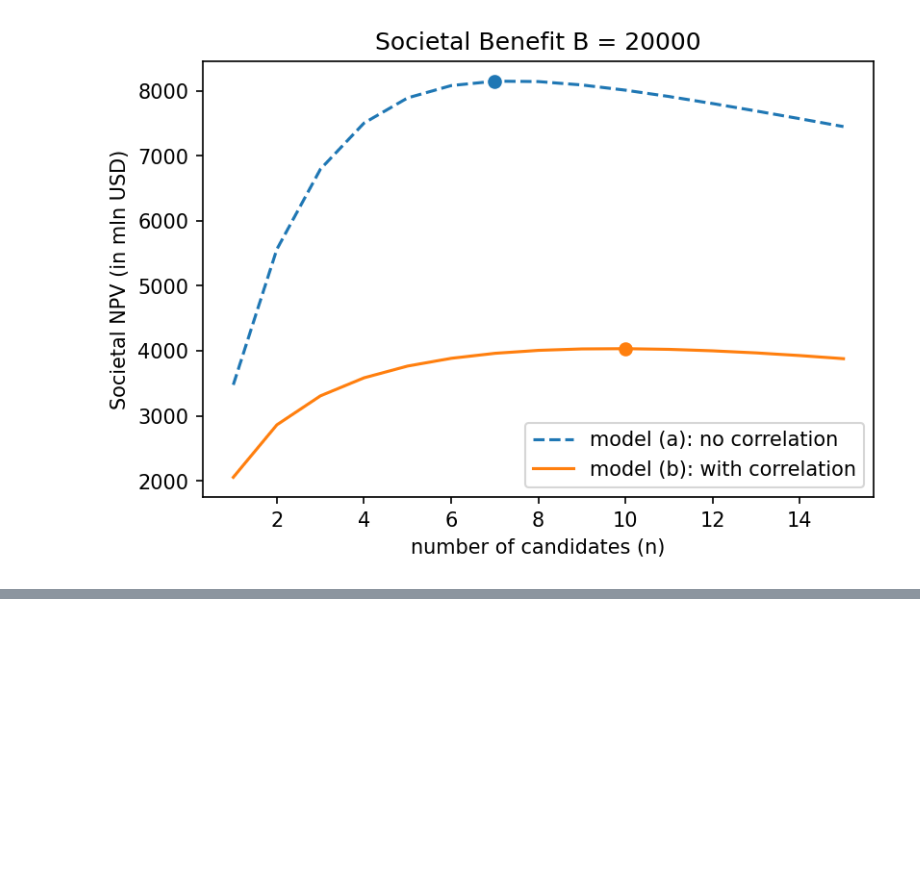
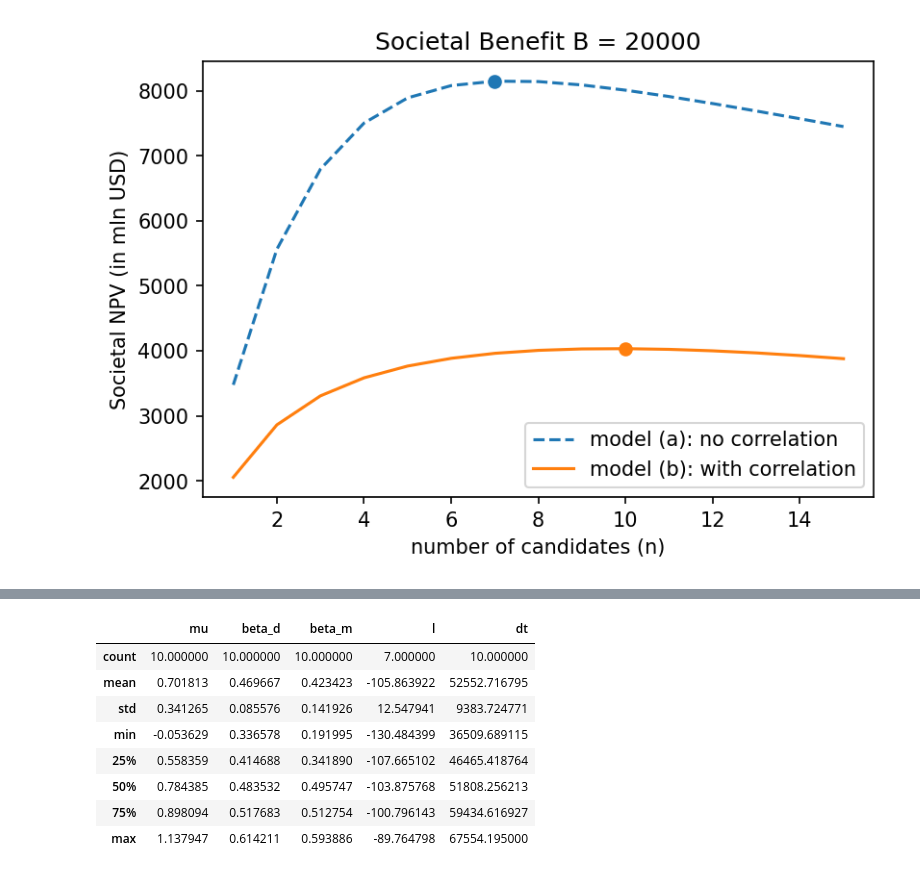
Before and after one commit to sergeynzhuk/clinical-trials-correlations, a Jupyter notebook: ctcorrelations-single-phase.ipynb, the cells around one changed output, grey strips where cells are left out. Drawn from its saved outputs; the diff is of its cells as text; code cells hidden in the pictures; blank space fills up the shorter version.

```diff
--- a/ctcorrelations-single-phase.ipynb
+++ b/ctcorrelations-single-phase.ipynb
@@ -372,0 +580,20 @@ for j in range(0, len(B)):
+# %%
+def generate_sample_m(model, nvac):
+    sigma = np.sqrt(1 - (model['beta_d'])**2 - (model['beta_m'])**2)
+    K = len(nvac) # number of diseases
+    M = len(nvac[0]) # number of manufacturers
+    sample = np.zeros((K, M, 2), dtype = int)
+    F = np.random.normal(size = K)
+    G = np.random.normal(size = M)
+    for k in range(0, K):
+        for m in range(0, M):
+            sample[k, m, 0] = nvac[k, m]
+            if nvac[k, m] == 0: continue
+            eps = np.random.normal(size = nvac[k, m])
+            Y = model['beta_d']*F[k] + model['beta_m']*G[m] + sigma*eps
+            sample[k, m, 1] = sum(Y>=model['mu'])
+    return sample
+np.random.seed(0)
+sample = []
+for it in range(0, 20):
+    sample.append(generate_sample_m({'beta_d': 0.5, 'beta_m': 0.5, 'mu': 0.5}, nvac))
@@ -372,0 +632,43 @@ for j in range(0, len(B)):
+# %%
+if False:
+    def parameters_m(t):
+        return {'mu': bnd(t[0], -1, 2), 'beta_d': bnd(t[1], 0.1, 0.9), 'beta_m': bnd(t[2], 0.1, 0.9)}
+
+    resm = []; resm_info = []
+    for it in range(0, 11):
+        if it == 4: continue
+        t0 = time.time()
+        rm = optimize.minimize(lambda t: -likelihood_m(**parameters_m(t), niter = 10000, seed = it, outcomes = sample[it], display = False), x0 = [0, 0, 0])
+        dt = time.time() - t0
+        rm.l = -rm.fun # likelihood
+        rm.p = parameters_m(rm.x) # parameters
+        print('{} ({})'.format(it, calc_time(dt), rm.p))
+        print({**rm.p, 'l': rm.l, 'dt': dt})
+        resm.append({**rm.p, 'l': rm.l, 'dt': dt})
+        resm_info.append({'message': rm.message, 'nfev': rm.nfev, 'nit': rm.nit, 'njev': rm.njev, 'status': rm.status, 'success': rm.success, 'x': rm.x})
+else:
+    resm = [#-likelihood_m(**parameters_m(t), niter = 10000, seed = it, outcomes = sample[it], display = False)
+        {'mu': -0.0536287870269615, 'beta_d': 0.5331453472072017, 'beta_m': 0.3299192169000449, 'l': -130.4843991857505, 'dt': 46011.093168497086}, #0
+        {'mu': 1.0020899714144442, 'beta_d': 0.3541326971968489, 'beta_m': 0.4966832442172875, 'l': np.nan, 'dt': 60089.723}, #1
+        {'mu': 0.4126615023339302, 'beta_d': 0.4609175544561718, 'beta_m': 0.5130772305154225, 'l': np.nan, 'dt': 48722.593}, #2
+        {'mu': 0.8066195626209482, 'beta_d': 0.5116491139856428, 'beta_m': 0.37780205473042616, 'l': np.nan, 'dt': 67554.195}, #3
+        #{'mu': 0.8474719843952006, 'beta_d': 0.567712464638981, 'beta_m': 0.10000000490434909, 'l': np.nan, 'dt': 341856.714}, #4
+        {'mu': 0.8236397194253762, 'beta_d': 0.47246772783419333, 'beta_m': 0.4948111018971787, 'l': -105.79824467110228, 'dt': 61677.57853937149}, #5
+        {'mu': 0.7621508437450262, 'beta_d': 0.39927780800454993, 'beta_m': 0.5117858310064065, 'l': -89.76479815049268, 'dt': 57469.29870605469}, #6
+        {'mu': 0.6888846604510035, 'beta_d': 0.6142107104251705, 'beta_m': 0.19199525075246446, 'l': -109.53195998504448, 'dt': 54893.91942644119}, #7
+        {'mu': 0.9229124171411374, 'beta_d': 0.5196937857324541, 'beta_m': 0.19777807289467442, 'l': -103.87576826853389, 'dt': 36509.68911528587}, #8
+        {'mu': 1.1379466759150025, 'beta_d': 0.3365781290083933, 'beta_m': 0.5264885606666388, 'l': -103.0960254396094, 'dt': 44770.68244314194}, #9
+        {'mu': 0.5148508039170923, 'beta_d': 0.4945970872088189, 'beta_m': 0.5938860035557454, 'l': -98.49626076209327, 'dt': 47828.39555168152}, #10
+        #{'mu': -0.23153854005356467, 'beta_d': 0.4874846512008304, 'beta_m': 0.1139659774797323, 'l': -137.83994876627816, 'dt': 60667.49683594704}, #11
+        #{'mu': 0.46456896540476134, 'beta_d': 0.4890099465526223, 'beta_m': 0.5053872273216755, 'l': -107.28606092795246, 'dt': 36226.741322517395}, #12
+    ]
+
+print('resm = [')
+for i in range(0, len(resm)):
+    if i<len(resm)-1:
+        print('   ', resm[i], ',', sep = '')
+    else: print('   ', resm[i], sep = '')
+print(']')
+
+display(pd.DataFrame(resm).describe())
+# %% [output]
@@ -372,0 +687,9 @@ for j in range(0, len(B)):
+|  | mu | beta_d | beta_m | l | dt |
+| count | 10.000000 | 10.000000 | 10.000000 | 7.000000 | 10.000000 |
+| mean | 0.701813 | 0.469667 | 0.423423 | -105.863922 | 52552.716795 |
+| std | 0.341265 | 0.085576 | 0.141926 | 12.547941 | 9383.724771 |
+| min | -0.053629 | 0.336578 | 0.191995 | -130.484399 | 36509.689115 |
+| 25% | 0.558359 | 0.414688 | 0.341890 | -107.665102 | 46465.418764 |
+| 50% | 0.784385 | 0.483532 | 0.495747 | -103.875768 | 51808.256213 |
+| 75% | 0.898094 | 0.517683 | 0.512754 | -100.796143 | 59434.616927 |
+| max | 1.137947 | 0.614211 | 0.593886 | -89.764798 | 67554.195000 |
```
Also changed, not shown: parts of 19 cells of this notebook, 1 other file.
